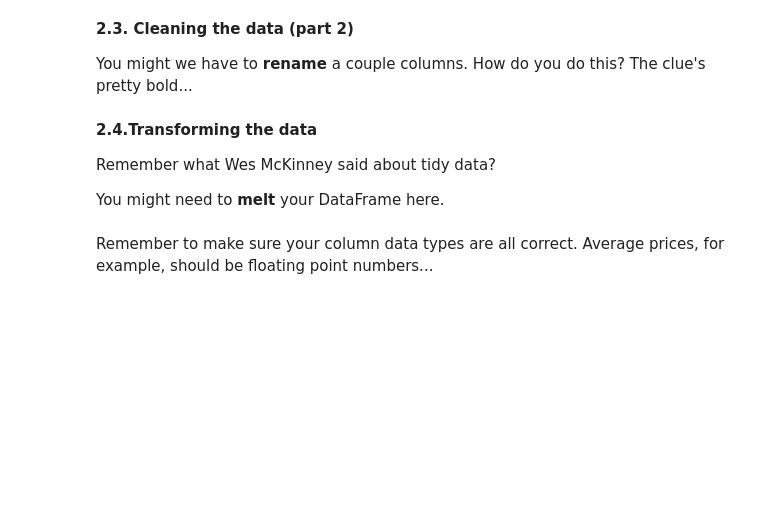
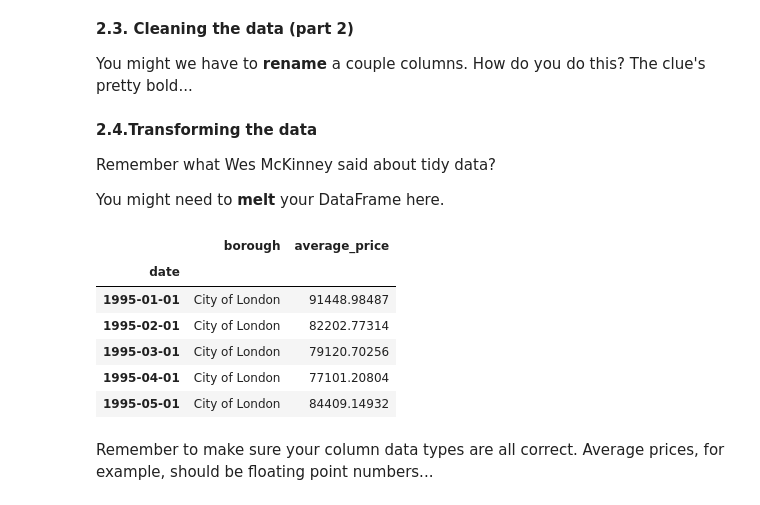
Before and after one commit to msc2106/springboard-data-science, a Jupyter notebook: Unit 4 Challenge - Tier 3.ipynb, the cells around one changed output. Cells and saved outputs as stored; diff of their text form; code cells hidden in the pictures; blank space fills up the shorter version.

```diff
--- a/Unit 4 Challenge - Tier 3.ipynb
+++ b/Unit 4 Challenge - Tier 3.ipynb
@@ -160,5 +187,21 @@ You might we have to **rename** a couple columns. How do you do this? The clue's
 Remember what Wes McKinney said about tidy data?
 
 You might need to **melt** your DataFrame here.
+# %%
+london_properties_tall = london_properties_wide.melt(
+    ignore_index = False,
+    var_name = "borough",
+    value_name= "average_price"
+)
+
+london_properties_tall.head()
+# %% [output]
+|  | borough | average_price |
+| date |  |  |
+| 1995-01-01 | City of London | 91448.98487 |
+| 1995-02-01 | City of London | 82202.77314 |
+| 1995-03-01 | City of London | 79120.70256 |
+| 1995-04-01 | City of London | 77101.20804 |
+| 1995-05-01 | City of London | 84409.14932 |
 # %% [markdown]
 Remember to make sure your column data types are all correct. Average prices, for example, should be floating point numbers...
```
Also changed, not shown: parts of 8 cells of this notebook.
